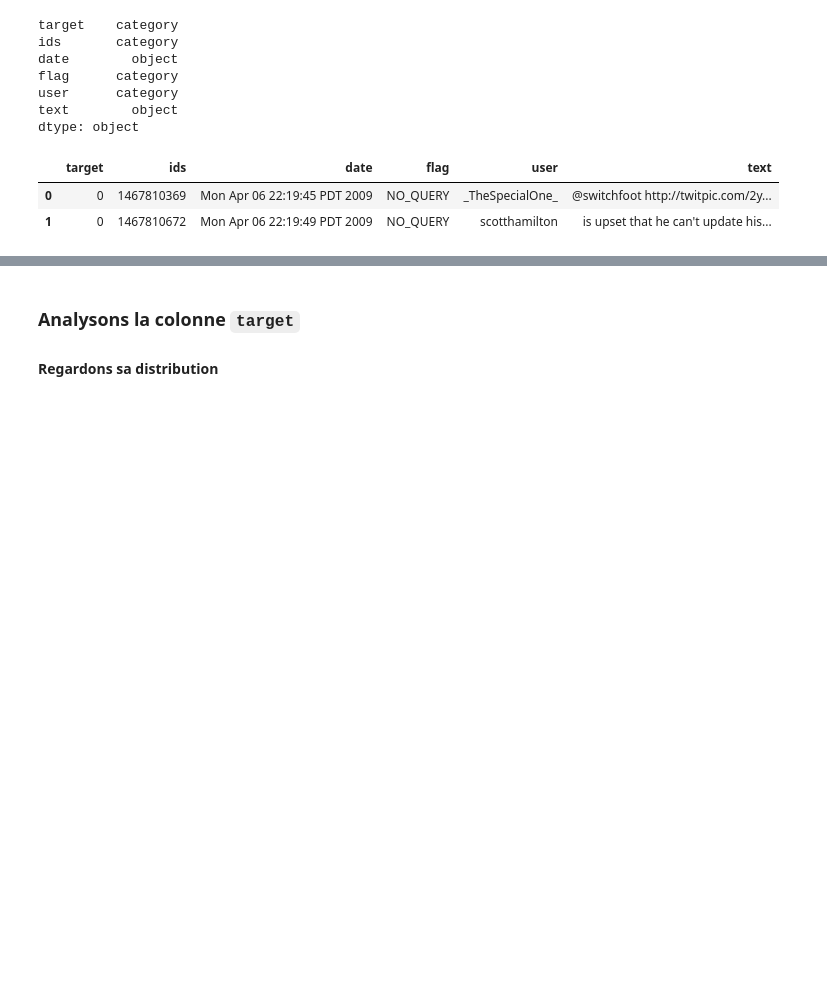
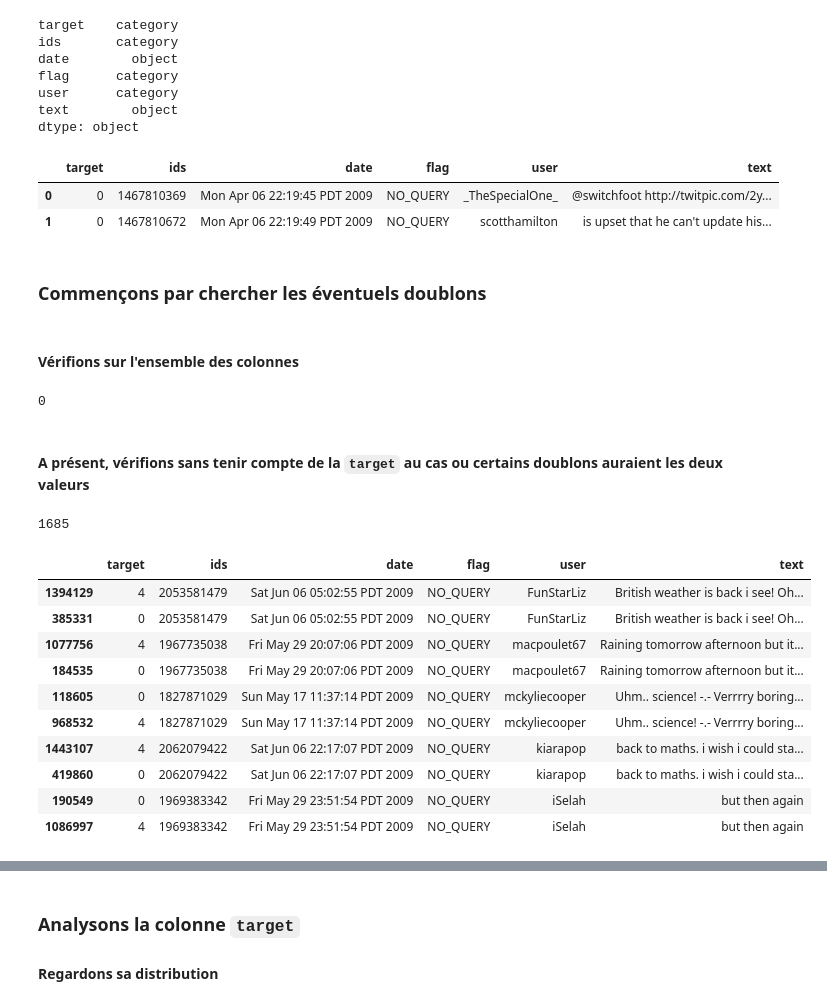
Before and after one commit to Valkea/OC_AI_07, a Jupyter notebook: 01_EDA.ipynb, the cells around one changed output, grey strips where cells are left out. Drawn from its saved outputs; the diff is of its cells as text; code cells hidden in the pictures; blank space fills up the shorter version.

```diff
--- a/01_EDA.ipynb
+++ b/01_EDA.ipynb
@@ -87,3 +87,32 @@ df.head(2)
 |  | target | ids | date | flag | user | text |
 | 0 | 0 | 1467810369 | Mon Apr 06 22:19:45 PDT 2009 | NO_QUERY | _TheSpecialOne_ | @switchfoot http://twitpic.com/2y... |
 | 1 | 0 | 1467810672 | Mon Apr 06 22:19:49 PDT 2009 | NO_QUERY | scotthamilton | is upset that he can't update his... |
+# %% [markdown]
+### Commençons par chercher les éventuels doublons
+# %% [markdown]
+#### Vérifions sur l'ensemble des colonnes
+# %%
+df.duplicated().sum()
+# %% [output]
+0
+# %% [markdown]
+#### A présent, vérifions sans tenir compte de la `target` au cas ou certains doublons auraient les deux valeurs
+# %%
+subset = ['ids', 'date', 'flag', 'user', 'text']
+df.duplicated(subset=subset).sum()
+# %% [output]
+1685
+# %%
+df[df.duplicated(keep=False, subset=subset)].sort_values('text').head(10)
+# %% [output]
+|  | target | ids | date | flag | user | text |
+| 1394129 | 4 | 2053581479 | Sat Jun 06 05:02:55 PDT 2009 | NO_QUERY | FunStarLiz | British weather is back i see! Oh... |
+| 385331 | 0 | 2053581479 | Sat Jun 06 05:02:55 PDT 2009 | NO_QUERY | FunStarLiz | British weather is back i see! Oh... |
+| 1077756 | 4 | 1967735038 | Fri May 29 20:07:06 PDT 2009 | NO_QUERY | macpoulet67 | Raining tomorrow afternoon but it... |
+| 184535 | 0 | 1967735038 | Fri May 29 20:07:06 PDT 2009 | NO_QUERY | macpoulet67 | Raining tomorrow afternoon but it... |
+| 118605 | 0 | 1827871029 | Sun May 17 11:37:14 PDT 2009 | NO_QUERY | mckyliecooper | Uhm.. science! -.- Verrrry boring... |
+| 968532 | 4 | 1827871029 | Sun May 17 11:37:14 PDT 2009 | NO_QUERY | mckyliecooper | Uhm.. science! -.- Verrrry boring... |
+| 1443107 | 4 | 2062079422 | Sat Jun 06 22:17:07 PDT 2009 | NO_QUERY | kiarapop | back to maths. i wish i could sta... |
+| 419860 | 0 | 2062079422 | Sat Jun 06 22:17:07 PDT 2009 | NO_QUERY | kiarapop | back to maths. i wish i could sta... |
+| 190549 | 0 | 1969383342 | Fri May 29 23:51:54 PDT 2009 | NO_QUERY | iSelah | but then again |
+| 1086997 | 4 | 1969383342 | Fri May 29 23:51:54 PDT 2009 | NO_QUERY | iSelah | but then again |
```
Also changed, not shown: parts of 42 cells of this notebook.
